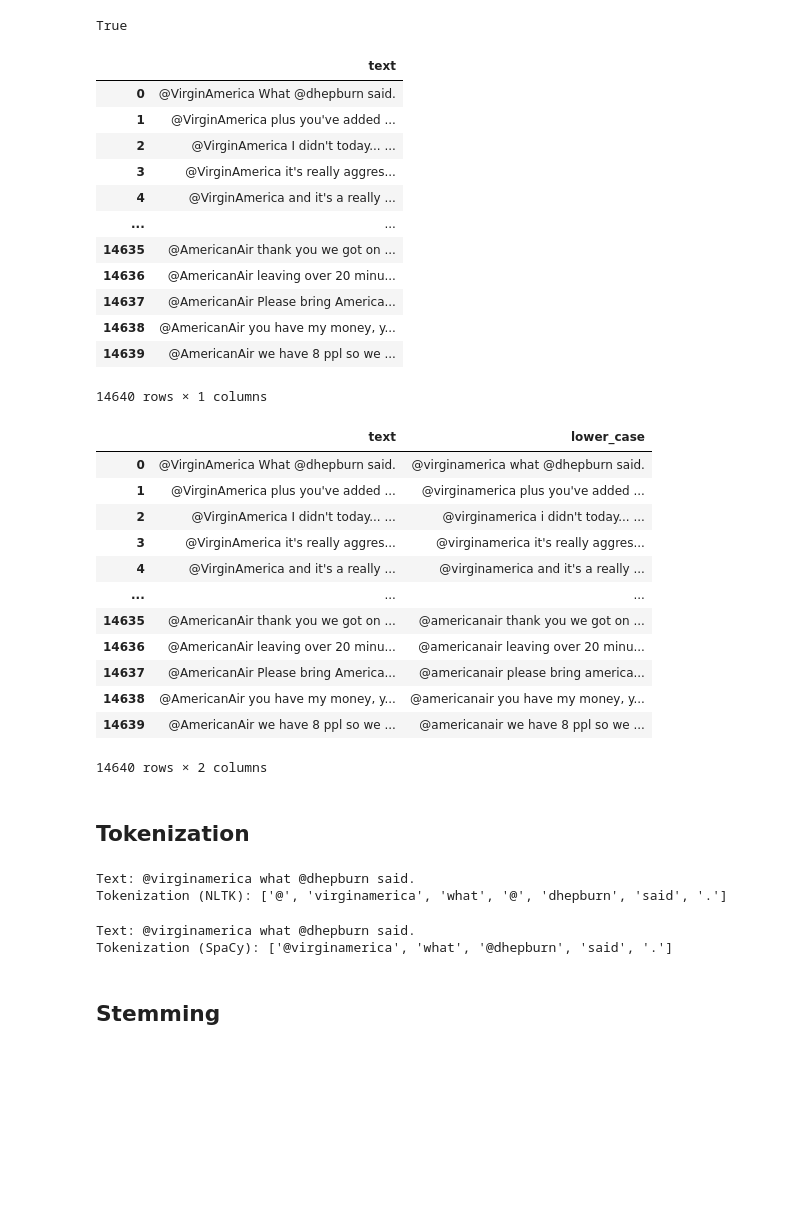
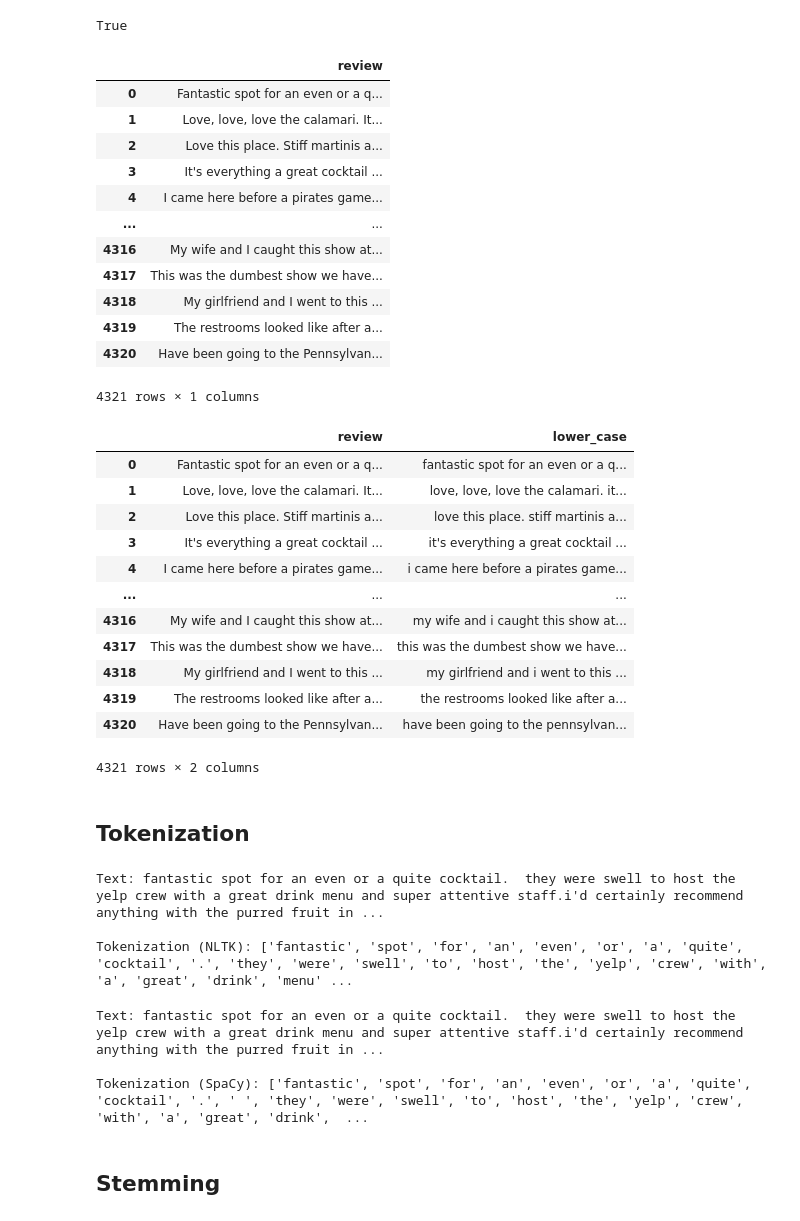
Before and after one commit to andrianang/Modul-NLP, a Jupyter notebook: Modul 1 - Text Preprocessing/Text_Preprocessing.ipynb, the cells around one changed output. Drawn from its saved outputs; the diff is of its cells as text; code cells hidden in the pictures; blank space fills up the shorter version.

```diff
--- a/Modul 1 - Text Preprocessing/Text_Preprocessing.ipynb
+++ b/Modul 1 - Text Preprocessing/Text_Preprocessing.ipynb
@@ -31,39 +31,39 @@ nltk.download('punkt_tab')
 [nltk_data]   Package punkt_tab is already up-to-date!
 True
 # %%
-df = pd.read_csv("Datasets/tugas.csv")
+df = pd.read_csv("Datasets/tutorial.csv")
 df
 # %% [output]
-|  | text |
-| 0 | @VirginAmerica What @dhepburn said. |
-| 1 | @VirginAmerica plus you've added ... |
-| 2 | @VirginAmerica I didn't today... ... |
-| 3 | @VirginAmerica it's really aggres... |
-| 4 | @VirginAmerica and it's a really ... |
+|  | review |
+| 0 | Fantastic spot for an even or a q... |
+| 1 | Love, love, love the calamari. It... |
+| 2 | Love this place. Stiff martinis a... |
+| 3 | It's everything a great cocktail ... |
+| 4 | I came here before a pirates game... |
 | ... | ... |
-| 14635 | @AmericanAir thank you we got on ... |
-| 14636 | @AmericanAir leaving over 20 minu... |
-| 14637 | @AmericanAir Please bring America... |
-| 14638 | @AmericanAir you have my money, y... |
-| 14639 | @AmericanAir we have 8 ppl so we ... |
+| 4316 | My wife and I caught this show at... |
+| 4317 | This was the dumbest show we have... |
+| 4318 | My girlfriend and I went to this ... |
+| 4319 | The restrooms looked like after a... |
+| 4320 | Have been going to the Pennsylvan... |
-14640 rows × 1 columns
+4321 rows × 1 columns
 # %%
-df['lower_case'] = df['text'].str.lower()
+df['lower_case'] = df['review'].str.lower()
 df
 # %% [output]
-|  | text | lower_case |
-| 0 | @VirginAmerica What @dhepburn said. | @virginamerica what @dhepburn said. |
-| 1 | @VirginAmerica plus you've added ... | @virginamerica plus you've added ... |
-| 2 | @VirginAmerica I didn't today... ... | @virginamerica i didn't today... ... |
-| 3 | @VirginAmerica it's really aggres... | @virginamerica it's really aggres... |
-| 4 | @VirginAmerica and it's a really ... | @virginamerica and it's a really ... |
+|  | review | lower_case |
+| 0 | Fantastic spot for an even or a q... | fantastic spot for an even or a q... |
+| 1 | Love, love, love the calamari. It... | love, love, love the calamari. it... |
+| 2 | Love this place. Stiff martinis a... | love this place. stiff martinis a... |
+| 3 | It's everything a great cocktail ... | it's everything a great cocktail ... |
+| 4 | I came here before a pirates game... | i came here before a pirates game... |
 | ... | ... | ... |
-| 14635 | @AmericanAir thank you we got on ... | @americanair thank you we got on ... |
-| 14636 | @AmericanAir leaving over 20 minu... | @americanair leaving over 20 minu... |
-| 14637 | @AmericanAir Please bring America... | @americanair please bring america... |
-| 14638 | @AmericanAir you have my money, y... | @americanair you have my money, y... |
-| 14639 | @AmericanAir we have 8 ppl so we ... | @americanair we have 8 ppl so we ... |
+| 4316 | My wife and I caught this show at... | my wife and i caught this show at... |
+| 4317 | This was the dumbest show we have... | this was the dumbest show we have... |
+| 4318 | My girlfriend and I went to this ... | my girlfriend and i went to this ... |
+| 4319 | The restrooms looked like after a... | the restrooms looked like after a... |
+| 4320 | Have been going to the Pennsylvan... | have been going to the pennsylvan... |
-14640 rows × 2 columns
+4321 rows × 2 columns
 # %% [markdown]
 ## Tokenization
 # %%
@@ -72,8 +72,9 @@ df['tokens_nltk'] = df['lower_case'].apply(lambda x: word_tokenize(x))
 print("Text:", df['lower_case'][0])
 print("Tokenization (NLTK):", df['tokens_nltk'][0])
 # %% [output]
-Text: @virginamerica what @dhepburn said.
-Tokenization (NLTK): ['@', 'virginamerica', 'what', '@', 'dhepburn', 'said', '.']
+Text: fantastic spot for an even or a quite cocktail.  they were swell to host the yelp crew with a great drink menu and super attentive staff.i'd certainly recommend anything with the purred fruit in ...
+
+Tokenization (NLTK): ['fantastic', 'spot', 'for', 'an', 'even', 'or', 'a', 'quite', 'cocktail', '.', 'they', 'were', 'swell', 'to', 'host', 'the', 'yelp', 'crew', 'with', 'a', 'great', 'drink', 'menu' ...
 # %%
 #SPACY
 #python -m spacy download en_core_web_sm
@@ -84,8 +85,9 @@ df['tokens_spacy'] = df['tokens_spacy'].apply(lambda doc: [token.text for token
 print("Text:", df['lower_case'][0])
 print("Tokenization (SpaCy):", df['tokens_spacy'][0])
 # %% [output]
-Text: @virginamerica what @dhepburn said.
-Tokenization (SpaCy): ['@virginamerica', 'what', '@dhepburn', 'said', '.']
+Text: fantastic spot for an even or a quite cocktail.  they were swell to host the yelp crew with a great drink menu and super attentive staff.i'd certainly recommend anything with the purred fruit in ...
+
+Tokenization (SpaCy): ['fantastic', 'spot', 'for', 'an', 'even', 'or', 'a', 'quite', 'cocktail', '.', ' ', 'they', 'were', 'swell', 'to', 'host', 'the', 'yelp', 'crew', 'with', 'a', 'great', 'drink',  ...
 # %% [markdown]
 ## Stemming
 # %%
```
Also changed, not shown: parts of 5 cells of this notebook.
